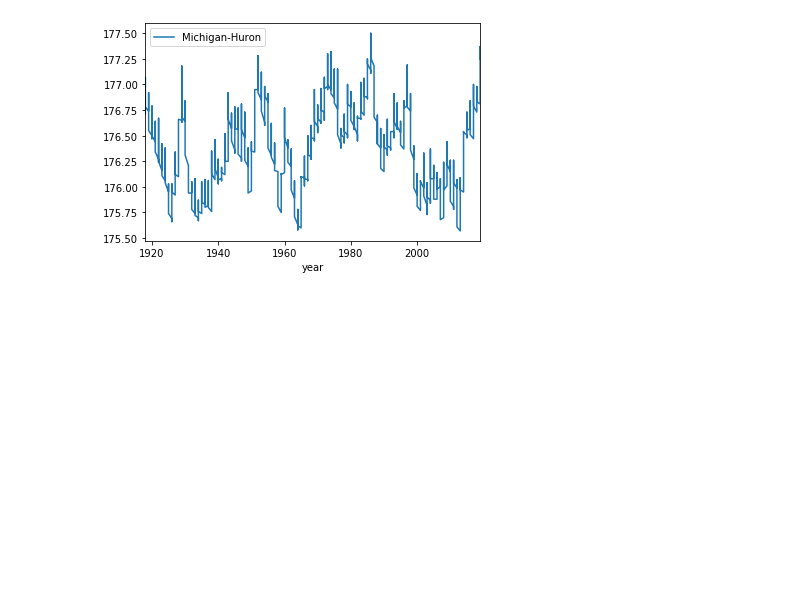
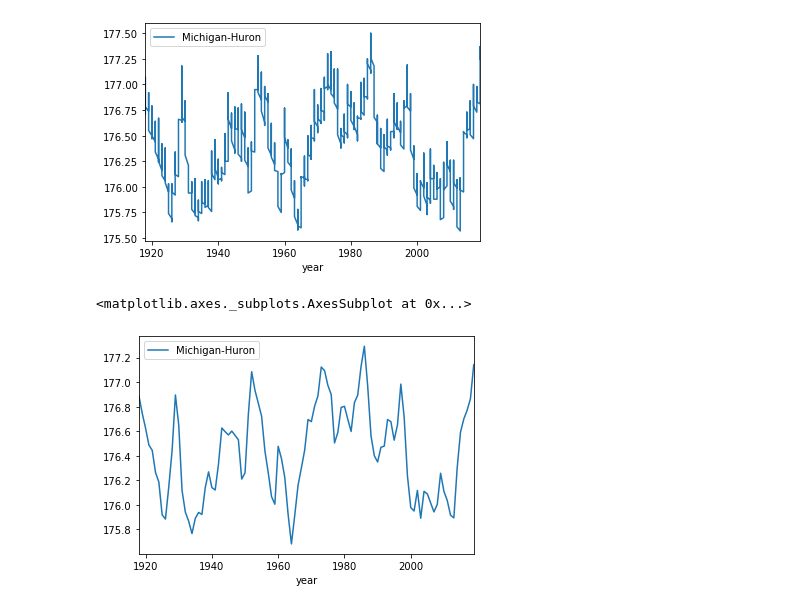
Before and after one commit to davidtracy6984/Climate-Change, a Jupyter notebook: GREATlakes.ipynb, the cells around one changed output. Saved outputs shown, nothing was run; the diff lists cells and outputs as text; code cells hidden in the pictures; blank space fills up the shorter version.

Commit message:
added graphs to show the water levels of the lakes

```diff
--- a/GREATlakes.ipynb
+++ b/GREATlakes.ipynb
@@ -62,3 +48,11 @@ glwl_cleaned.plot(kind='line',x='year',y='Michigan-Huron')
 # %% [output]
 <matplotlib.axes._subplots.AxesSubplot at 0x...>
 [figure]
+# %%
+#What I want to do next is take the yearly average. This will be fairly simple as I can use groupby
+glwl_yearly = glwl_cleaned.groupby('year')['Superior','Michigan-Huron','St_Clair','Erie','Ontario'].mean()
+glwl_yearly = glwl_yearly.reset_index()
+#glwl_yearly.plot(kind='line',x='year',y='Michigan-Huron')
+# %% [output]
+<matplotlib.axes._subplots.AxesSubplot at 0x...>
+[figure, added]
```
Also changed, not shown: parts of 2 cells of this notebook.
